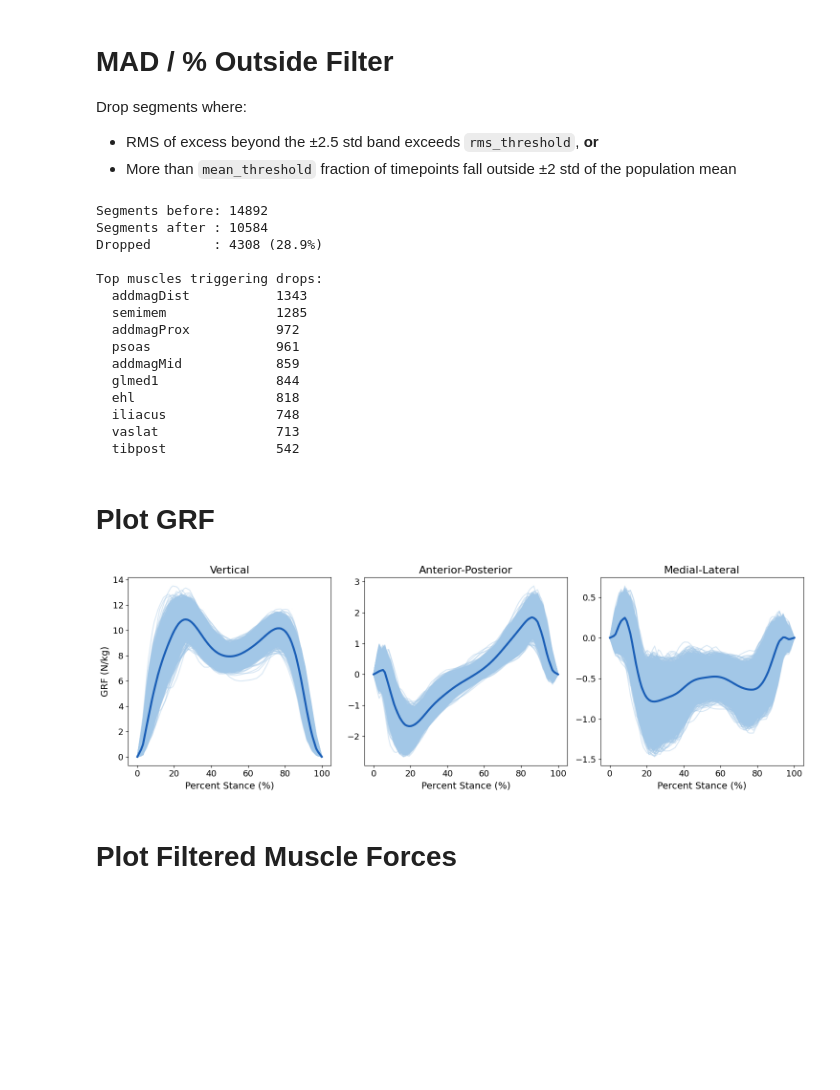
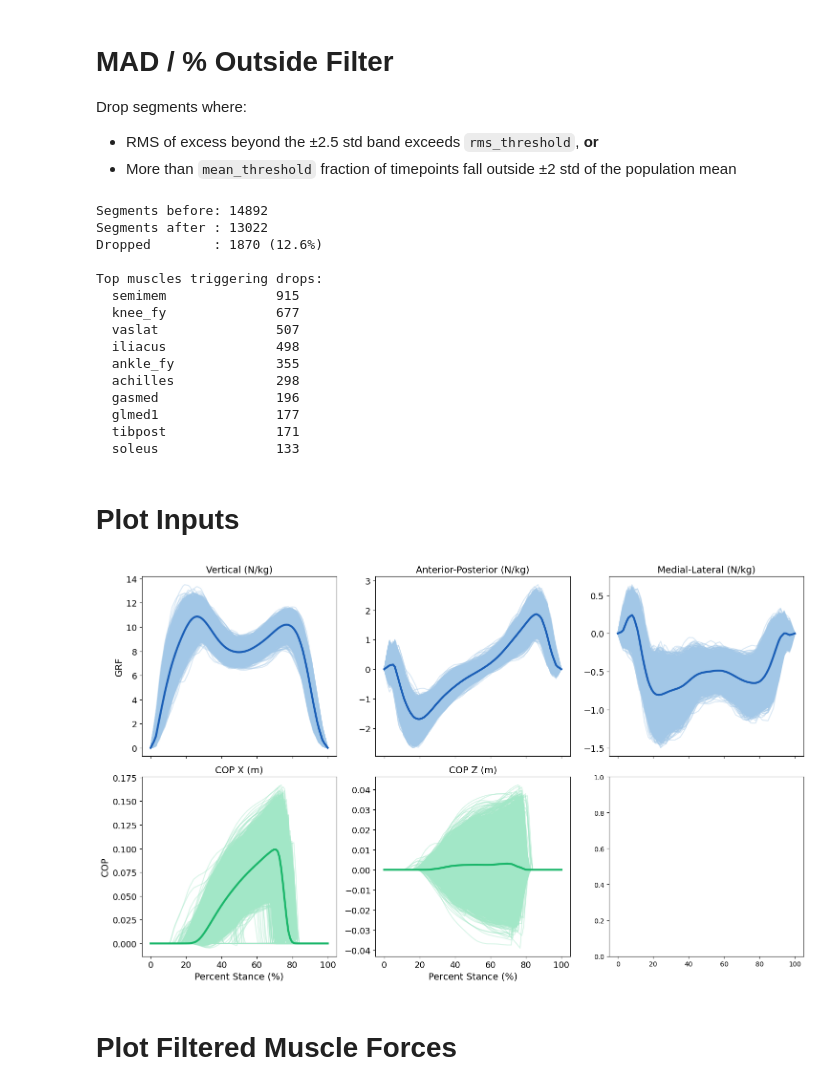
Before and after one commit to Lenz-Lab/GRFMusclePrediction, a Jupyter notebook: notebooks/Uhlrich_Batch_Processing.ipynb, the cells around one changed output. Cells and saved outputs as stored; diff of their text form; code cells hidden in the pictures; blank space fills up the shorter version.

```diff
--- a/notebooks/Uhlrich_Batch_Processing.ipynb
+++ b/notebooks/Uhlrich_Batch_Processing.ipynb
@@ -102,7 +102,7 @@ for sid in subject_ids:
     subj_key = f'Subject{sid}'
     compiled_segs[subj_key] = {
         'grf_x': [], 'grf_y': [], 'grf_z': [],
-        'cop_x': [], 'cop_y': [], 'cop_z': [],
+        'cop_x': [], 'cop_z': [],
         **{m: [] for m in base_muscles},
         **{k: [] for k in jrf_cols}
     }
@@ -145,7 +145,6 @@ for sid in subject_ids:
         grf_y_r = _load_grf(grf_storage, 'ground_force_vy')
         grf_z_r = _load_grf(grf_storage, 'ground_force_vz')
         cop_x_r = _load_grf(grf_storage, 'ground_force_px')
-        cop_y_r = _load_grf(grf_storage, 'ground_force_py')
         cop_z_r = _load_grf(grf_storage, 'ground_force_pz')
 
         # --- GRF left ---
@@ -153,7 +152,6 @@ for sid in subject_ids:
         grf_y_l = _load_grf(grf_storage, '1_ground_force_vy')
         grf_z_l = _load_grf(grf_storage, '1_ground_force_vz')
         cop_x_l = _load_grf(grf_storage, '1_ground_force_px')
-        cop_y_l = _load_grf(grf_storage, '1_ground_force_py')
         cop_z_l = _load_grf(grf_storage, '1_ground_force_pz')
 
         # --- muscles ---
@@ -170,7 +168,6 @@ for sid in subject_ids:
             grf_x = grf_x_r if side == 'r' else grf_x_l
             grf_z = grf_z_r if side == 'r' else grf_z_l
             cop_x = cop_x_r if side == 'r' else cop_x_l
-            cop_y = cop_y_r if side == 'r' else cop_y_l
             cop_z = cop_z_r if side == 'r' else cop_z_l
             mdata  = mdata_r  if side == 'r' else mdata_l
             jrf_data = jrf_r if side == 'r' else jrf_l
@@ -198,7 +195,6 @@ for sid in subject_ids:
 
                 # COP with forward-progression correction
                 cop_x_seg = np.zeros_like(grf_y_seg)
-                cop_y_seg = np.zeros_like(grf_y_seg)
                 cop_z_seg = np.zeros_like(grf_y_seg)
                 peak_idxs, _ = find_peaks(grf_y_seg,
                                           height=0.5 * np.max(grf_y_seg),
@@ -209,10 +205,8 @@ for sid in subject_ids:
                     cop_corr = t_seg * 1.25
                     cx = cop_x[s_idx:e_idx]
                     cop_x_seg[pk1:pk2] = cx[pk1:pk2] - cx[pk1] + cop_corr
-                    cy = cop_y[s_idx:e_idx]
-                    cop_y_seg[pk1:pk2] = cy[pk1:pk2] - cy[pk1]
                     cz = cop_z[s_idx:e_idx]
-                    cop_z_seg[pk1:pk2] = cz[pk1:pk2] - cz[pk1]
+                    cop_z_seg[pk1:pk2] = z_sign * (cz[pk1:pk2] - cz[pk1])
 
                 # ehl sanity check (kept from original)
                 ehl_seg = mdata['ehl'][s_idx:e_idx]
@@ -223,7 +217,6 @@ for sid in subject_ids:
                 subj_data['grf_y'].append(grf_y_seg)
                 subj_data['grf_z'].append(grf_z_seg)
                 subj_data['cop_x'].append(cop_x_seg)
-                subj_data['cop_y'].append(cop_y_seg)
                 subj_data['cop_z'].append(cop_z_seg)
 
                 for m in base_no_achilles:
@@ -264,7 +257,7 @@ Total: 14897 segments
 
 Drop segments whose raw sample count falls outside [20, 70]
 # %%
-all_keys = ['grf_x', 'grf_y', 'grf_z', 'cop_x', 'cop_y', 'cop_z'] + base_muscles + list(jrf_cols.keys())
+all_keys = ['grf_x', 'grf_y', 'grf_z', 'cop_x', 'cop_z'] + base_muscles + list(jrf_cols.keys())
 
 for subj, data in compiled_segs.items():
     for key in all_keys:
@@ -309,12 +302,14 @@ Drop segments where:
 - More than `mean_threshold` fraction of timepoints fall outside ±2 std of the population mean
 # %%
 consistency_mode = 'any'
-rms_threshold    = 0.75
-mean_threshold   = 0.5
+rms_threshold    = 1.5
+mean_threshold   = 1
+
+filter_keys = base_muscles +  ['knee_fy', 'ankle_fy', 'grf_x', 'grf_y', 'grf_z', 'cop_x']
 
 normalized_segs_filtered, dropped, bands = filter_segments(
     seg_dict=normalized_segs,
-    muscle_keys=base_muscles,
+    muscle_keys=filter_keys,
     consistency_mode=consistency_mode,
     rms_threshold=rms_threshold,
     mean_threshold=mean_threshold,
@@ -335,43 +330,56 @@ for muscle, count in c.most_common(10):
     print(f'  {muscle:<20} {count}')
 # %% [output]
 Segments before: 14892
-Segments after : 10584
-Dropped        : 4308 (28.9%)
+Segments after : 13022
+Dropped        : 1870 (12.6%)
 
 Top muscles triggering drops:
-  addmagDist           1343
-  semimem              1285
-  addmagProx           972
-  psoas                961
-  addmagMid            859
-  glmed1               844
-  ehl                  818
-  iliacus              748
-  vaslat               713
-  tibpost              542
+  semimem              915
+  knee_fy              677
+  vaslat               507
+  iliacus              498
+  ankle_fy             355
+  achilles             298
+  gasmed               196
+  glmed1               177
+  tibpost              171
+  soleus               133
 # %% [markdown]
-# Plot GRF
+# Plot Inputs
 # %%
 grf_y_resampled = get_all_segments(normalized_segs_filtered, 'grf_y')
 grf_x_resampled = get_all_segments(normalized_segs_filtered, 'grf_x')
 grf_z_resampled = get_all_segments(normalized_segs_filtered, 'grf_z')
+cop_x_resampled = get_all_segments(normalized_segs_filtered, 'cop_x')
+cop_z_resampled = get_all_segments(normalized_segs_filtered, 'cop_z')
 time_resampled  = normalized_segs_filtered['time_resampled']
 t = time_resampled[0] * 100
 
-fig, axes = plt.subplots(1, 3, figsize=(15, 5), sharex=True)
-components = [('Vertical', grf_y_resampled), ('Anterior-Posterior', grf_x_resampled), ('Medial-Lateral', grf_z_resampled)]
-for ax, (label, arr) in zip(axes, components):
+fig, axes = plt.subplots(2, 3, figsize=(15, 9), sharex=True)
+
+grf_components = [('Vertical (N/kg)', grf_y_resampled), ('Anterior-Posterior (N/kg)', grf_x_resampled), ('Medial-Lateral (N/kg)', grf_z_resampled)]
+for ax, (label, arr) in zip(axes[0], grf_components):
     for seg in arr:
         ax.plot(t, seg, color='#A2C7E7', linewidth=1.5, alpha=0.4)
     ax.plot(t, np.mean(arr, axis=0), color='#1A5EB6', linewidth=3)
-    ax.set_title(label, fontsize=16)
+    ax.set_title(label, fontsize=14)
+    ax.tick_params(labelsize=13)
+axes[0][0].set_ylabel('GRF', fontsize=14)
+
+cop_components = [('COP X (m)', cop_x_resampled), ('COP Z (m)', cop_z_resampled)]
+for ax, (label, arr) in zip(axes[1], cop_components):
+    for seg in arr:
+        ax.plot(t, seg, color='#A2E7C7', linewidth=1.5, alpha=0.4)
+    ax.plot(t, np.mean(arr, axis=0), color='#1AB66A', linewidth=3)
+    ax.set_title(label, fontsize=14)
     ax.set_xlabel('Percent Stance (%)', fontsize=14)
     ax.tick_params(labelsize=13)
-axes[0].set_ylabel('GRF (N/kg)', fontsize=14)
+axes[1][0].set_ylabel('COP', fontsize=14)
+
 plt.tight_layout()
 plt.show()
 # %% [output]
-[figure, old version]
+[figure, new version]
 # %% [markdown]
 # Plot Filtered Muscle Forces
 # %%
```
Also changed, not shown: parts of 6 cells of this notebook, 3 other files.
